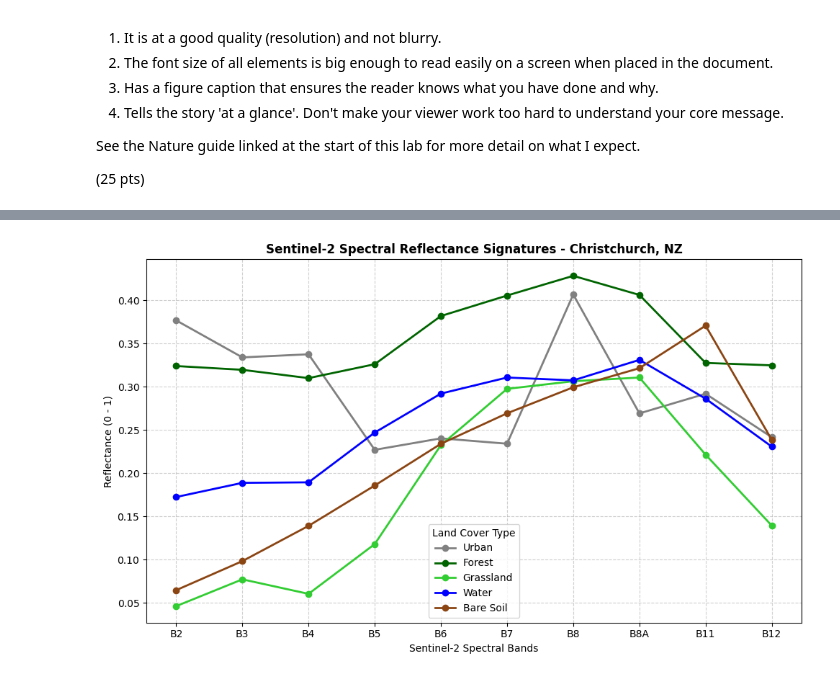
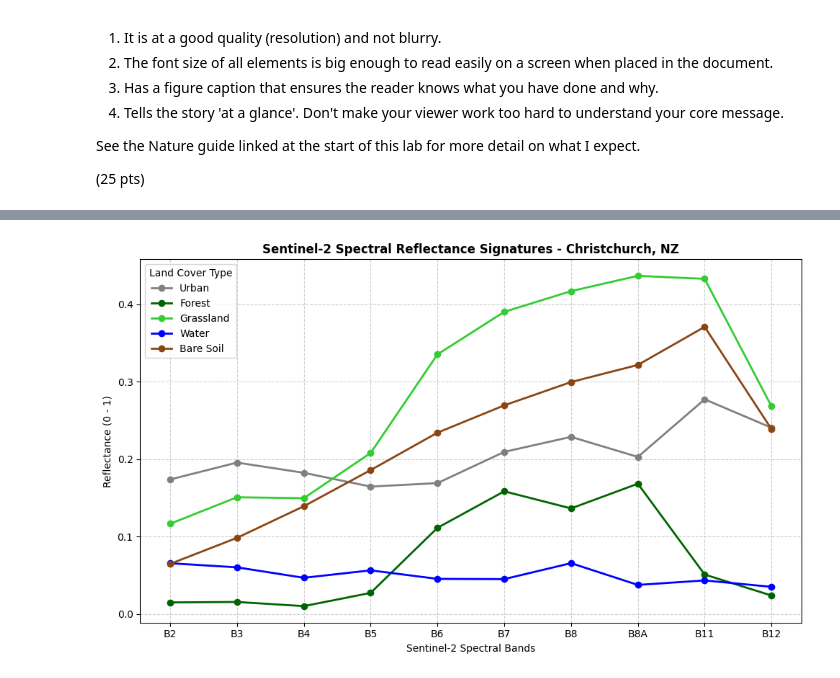
Before and after one commit to fuadfach/geog761lab, a Jupyter notebook: geog761_lab1_fuad.ipynb, the cells around one changed output, grey strips where cells are left out. Saved outputs shown, nothing was run; the diff lists cells and outputs as text; code cells hidden in the pictures.

```diff
--- a/geog761_lab1_fuad.ipynb
+++ b/geog761_lab1_fuad.ipynb
@@ -358,7 +388,7 @@ import pandas as pd
 
 
 # 1. Pilih Citra Sentinel-2 Bebas Awan di Christchurch
-chch_region = ee.Geometry.Point([172.6362, -43.5321]).buffer(15000)
+chch_region = ee.Geometry.Point([172.6362, -43.5321]).buffer(10000)
 
 s2_image = (ee.ImageCollection("COPERNICUS/S2_SR_HARMONIZED")
             .filterBounds(chch_region)
@@ -369,40 +399,40 @@ s2_image = (ee.ImageCollection("COPERNICUS/S2_SR_HARMONIZED")
 
 # 2. Tentukan Titik Sampel 5 Tutupan Lahan di Christchurch
 samples = {
-    'Urban': ee.Geometry.Point([172.636853, -43.532629]),   # CBD Christchurch
-    'Forest': ee.Geometry.Point([172.635324, -43.588627]),  # Christchurch Adventure Park
-    'Grassland': ee.Geometry.Point([172.6180, -43.5330]),   # Hagley Park Grass
+    'Urban': ee.Geometry.Point([172.648325, -43.531728]),   # CBD Christchurch
+    'Forest': ee.Geometry.Point([172.633624, -43.587777]),  # Christchurch Adventure Park
+    'Grassland': ee.Geometry.Point([172.617783, -43.536248]), # Hagley Park Grass
     'Water': ee.Geometry.Point([172.704543, -43.530771]),   # Bromley pond
-    'Bare Soil': ee.Geometry.Point([172.5000, -43.5500])    # Lahan Pertanian Terbuka
+    'Bare Soil': ee.Geometry.Point([172.5000, -43.5500])    # crop
 }
 
 # Band Sentinel-2 yang dianalisis
 bands = ['B2', 'B3', 'B4', 'B5', 'B6', 'B7', 'B8', 'B8A', 'B11', 'B12']
 
 # 3. Ekstrak Nilai Spektral di Setiap Titik
 spectral_data = {}
 for name, point in samples.items():
     values = s2_image.select(bands).reduceRegion(
         reducer=ee.Reducer.first(),
         geometry=point,
         scale=10
     ).getInfo()
     spectral_data[name] = [values[b] for b in bands]
 
 # 4. Plot Semua Garis ke Sumbu yang Sama (Single Axis)
 plt.figure(figsize=(10, 6))
 
 colors = {'Urban': 'gray', 'Forest': 'darkgreen', 'Grassland': 'limegreen', 'Water': 'blue', 'Bare Soil': 'saddlebrown'}
 
 for name, val in spectral_data.items():
     plt.plot(bands, val, marker='o', label=name, color=colors[name], linewidth=2)
 
 plt.title('Sentinel-2 Spectral Reflectance Signatures - Christchurch, NZ', fontsize=12, fontweight='bold')
 plt.xlabel('Sentinel-2 Spectral Bands', fontsize=10)
 plt.ylabel('Reflectance (0 - 1)', fontsize=10)
 plt.grid(True, linestyle='--', alpha=0.6)
 plt.legend(title='Land Cover Type')
 plt.tight_layout()
 plt.show()
 # %% [output]
-[figure, old version]
+[figure, new version]
```
Also changed, not shown: parts of 1 cell of this notebook.
